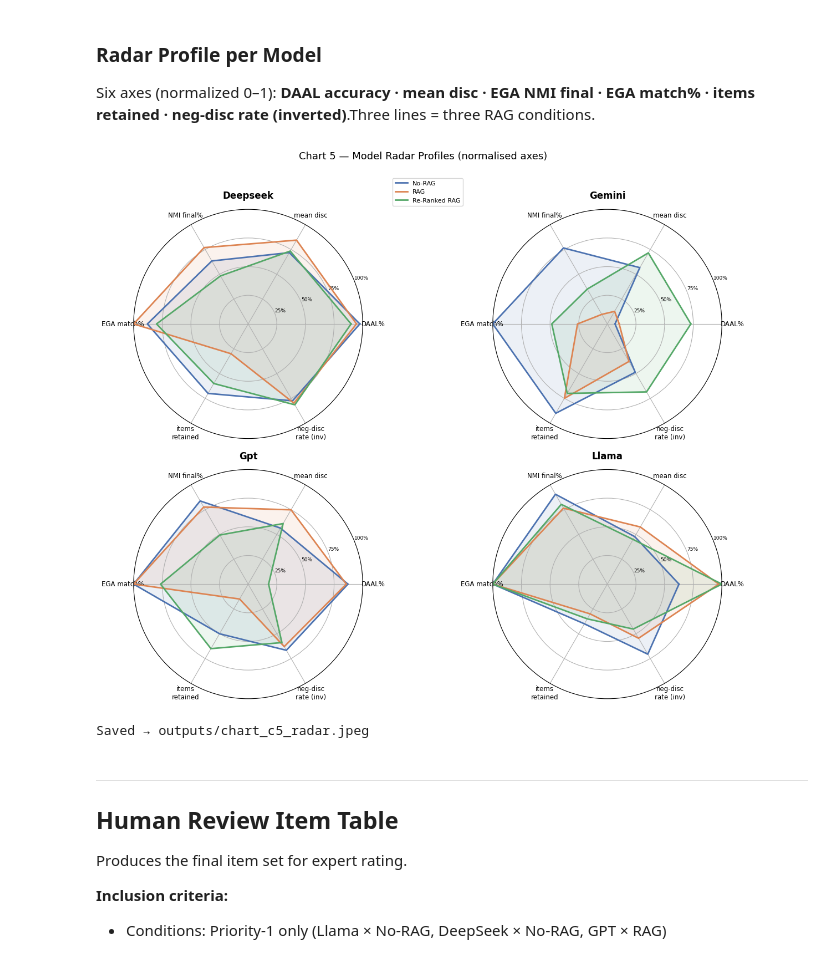
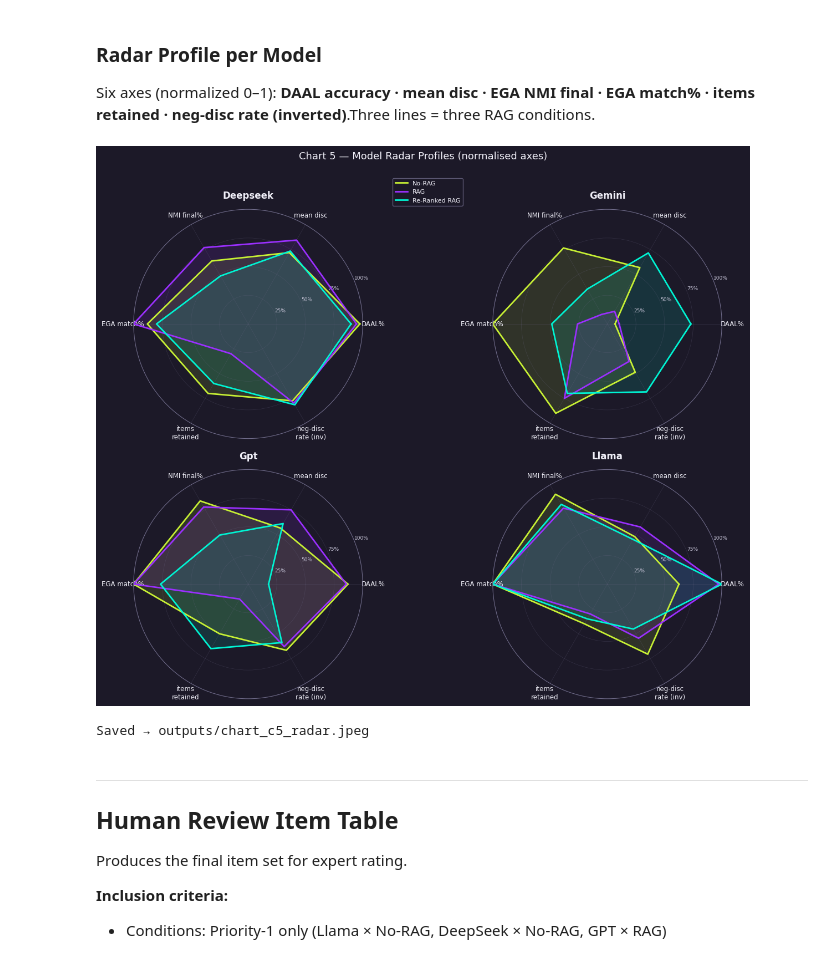
Before and after one commit to Holly-olly/item-forge, a Jupyter notebook: item_forge.ipynb, the cells around one changed output. Cells and saved outputs as stored; diff of their text form; code cells hidden in the pictures.

```diff
--- a/item_forge.ipynb
+++ b/item_forge.ipynb
@@ -2278,27 +2440,32 @@ x = np.arange(len(cond_order))
 w = 0.55
 
 fig, ax = plt.subplots(figsize=(13, 5.5))
+_style(fig, ax)
 
-b_surv = ax.bar(x, survived, w, label="EGA surviving",      color="#55A868", zorder=3)
-b_boot = ax.bar(x, boot_rm,  w, bottom=survived,            label="Removed — bootEGA (instability)",
-                color="#DD8452", alpha=0.85, zorder=3)
+b_surv = ax.bar(x, survived, w, label="EGA surviving",
+                color=P['lime'], alpha=0.9, zorder=3)
+b_boot = ax.bar(x, boot_rm,  w, bottom=survived,
+                label="Removed — bootEGA (instability)",
+                color=P['violet'], alpha=0.75, zorder=3)
 b_uva  = ax.bar(x, uva_rm,   w,
                 bottom=[s+b for s,b in zip(survived, boot_rm)],
-                label="Removed — UVA (redundancy)",  color="#4C72B0", alpha=0.75, zorder=3)
+                label="Removed — UVA (redundancy)",
+                color=P['cyan'], alpha=0.65, zorder=3)
 
 # Annotate surviving count inside bar
 for xi, val in zip(x, survived):
     ax.text(xi, val/2, str(val), ha="center", va="center", fontsize=8,
-            fontweight="bold", color="white")
+            fontweight="bold", color=P['void'])
 
 ax.set_xticks(x)
 ax.set_xticklabels(labels, fontsize=7.5)
 ax.set_ylabel("Item count", fontsize=11)
 ax.set_title("Chart 4 — EGA Pipeline Attrition per Condition (sorted by NMI_final ↓)", fontsize=12)
-ax.legend(fontsize=9, loc="upper right")
+ax.legend(fontsize=9, loc="upper right",
+          facecolor=P["deep"], edgecolor=P["slate"], labelcolor=P["white"])
 
 plt.tight_layout()
-plt.savefig("outputs/chart_c4_attrition.jpeg", dpi=150, bbox_inches="tight")
+plt.savefig("outputs/chart_c4_attrition.jpeg", dpi=150, bbox_inches="tight", facecolor=P["deep"])
 plt.show()
 print("Saved → outputs/chart_c4_attrition.jpeg")
 # %% [output]
@@ -2315,22 +2482,22 @@ import numpy as np
 
 models    = ["deepseek", "gemini", "gpt", "llama"]
 rag_conds = ["No-RAG", "RAG", "Re-Ranked RAG"]
-rag_colors = {"No-RAG": "#4C72B0", "RAG": "#DD8452", "Re-Ranked RAG": "#55A868"}
+# RAG_COLORS from setup (Neural Haze)
 
 axes_labels = ["DAAL%", "mean disc", "NMI final%", "EGA match%",
                "items\nretained", "neg-disc\nrate (inv)"]
 N = len(axes_labels)
 angles = np.linspace(0, 2*np.pi, N, endpoint=False).tolist()
-angles += angles[:1]   # close the polygon
+angles += angles[:1]
 
-# Normalisation bounds (manual, sensible range)
+# Normalisation bounds
 norm_bounds = {
     "DAAL_acc_after":  (45, 100),
     "mean_disc_after": (0.07, 0.14),
     "final_nmi_pct":   (25, 80),
     "pct_match":       (80, 100),
-    "n_final":         (60, 80),      # items retained (EFA final)
-    "neg_disc_inv":    (0.7, 1.0),    # 1 - n_neg_disc/n_final
+    "n_final":         (60, 80),
+    "neg_disc_inv":    (0.7, 1.0),
 }
 
 def _norm(val, lo, hi):
@@ -2338,45 +2505,57 @@ def _norm(val, lo, hi):
 
 fig, axes = plt.subplots(2, 2, figsize=(12, 10),
                          subplot_kw=dict(polar=True))
-axes = axes.flatten()
+fig.patch.set_facecolor(P["deep"])
+axes_flat = axes.flatten()
 
 for ai, model in enumerate(models):
-    ax = axes[ai]
+    ax = axes_flat[ai]
+    ax.set_facecolor(P["deep"])
+    ax.tick_params(colors=P["white"], labelsize=8)
+    ax.spines["polar"].set_edgecolor(P["slate"])
+    ax.yaxis.set_tick_params(labelcolor=P["mist"], labelsize=6.5)
+    ax.xaxis.set_tick_params(labelcolor=P["white"])
+    ax.grid(color=P["slate"], alpha=0.3, lw=0.5)
+
     for rag in rag_conds:
         cond_key = f"{model} × {rag}"
         row = m[m["Condition"] == cond_key]
         if row.empty:
             continue
         r = row.iloc[0]
         neg_inv = 1 - (r["n_neg_disc"] / r["n_final"]) if r["n_final"] > 0 else 1
 
         vals = [
             _norm(r["DAAL_acc_after"],  *norm_bounds["DAAL_acc_after"]),
             _norm(r["mean_disc_after"], *norm_bounds["mean_disc_after"]),
             _norm(r["final_nmi_pct"],   *norm_bounds["final_nmi_pct"]),
             _norm(r["pct_match"],       *norm_bounds["pct_match"]),
             _norm(r["n_final"],         *norm_bounds["n_final"]),
             _norm(neg_inv,             *norm_bounds["neg_disc_inv"]),
         ]
         vals += vals[:1]
-        ax.plot(angles, vals, color=rag_colors[rag], lw=2, label=rag)
-        ax.fill(angles, vals, color=rag_colors[rag], alpha=0.10)
+        ax.plot(angles, vals, color=RAG_COLORS[rag], lw=2, label=rag)
+        ax.fill(angles, vals, color=RAG_COLORS[rag], alpha=0.12)
 
-    ax.set_thetagrids(np.degrees(angles[:-1]), axes_labels, fontsize=8.5)
+    ax.set_thetagrids(np.degrees(angles[:-1]), axes_labels, fontsize=8.5,
+                      color=P["white"])
     ax.set_ylim(0, 1)
     ax.set_yticks([0.25, 0.5, 0.75, 1.0])
-    ax.set_yticklabels(["25%","50%","75%","100%"], fontsize=6.5)
-    ax.set_title(model.capitalize(), fontsize=12, fontweight="bold", pad=14)
+    ax.set_yticklabels(["25%","50%","75%","100%"], fontsize=6.5, color=P["mist"])
+    ax.set_title(model.capitalize(), fontsize=12, fontweight="bold",
+                 pad=14, color=P["white"])
     if ai == 0:
-        ax.legend(loc="upper right", bbox_to_anchor=(1.45, 1.15), fontsize=8)
+        leg = ax.legend(loc="upper right", bbox_to_anchor=(1.45, 1.15), fontsize=8,
+                        facecolor=P["deep"], edgecolor=P["slate"], labelcolor=P["white"])
 
-fig.suptitle("Chart 5 — Model Radar Profiles (normalised axes)", fontsize=13, y=1.01)
+fig.suptitle("Chart 5 — Model Radar Profiles (normalised axes)", fontsize=13,
+             y=1.01, color=P["white"])
 plt.tight_layout()
-plt.savefig("outputs/chart_c5_radar.jpeg", dpi=150, bbox_inches="tight")
+plt.savefig("outputs/chart_c5_radar.jpeg", dpi=150, bbox_inches="tight", facecolor=P["deep"])
 plt.show()
 print("Saved → outputs/chart_c5_radar.jpeg")
 # %% [output]
-[figure, old version]
+[figure, new version]
 Saved → outputs/chart_c5_radar.jpeg
 # %% [markdown]
 ---
```
Also changed, not shown: parts of 19 cells of this notebook, 4 other files.
